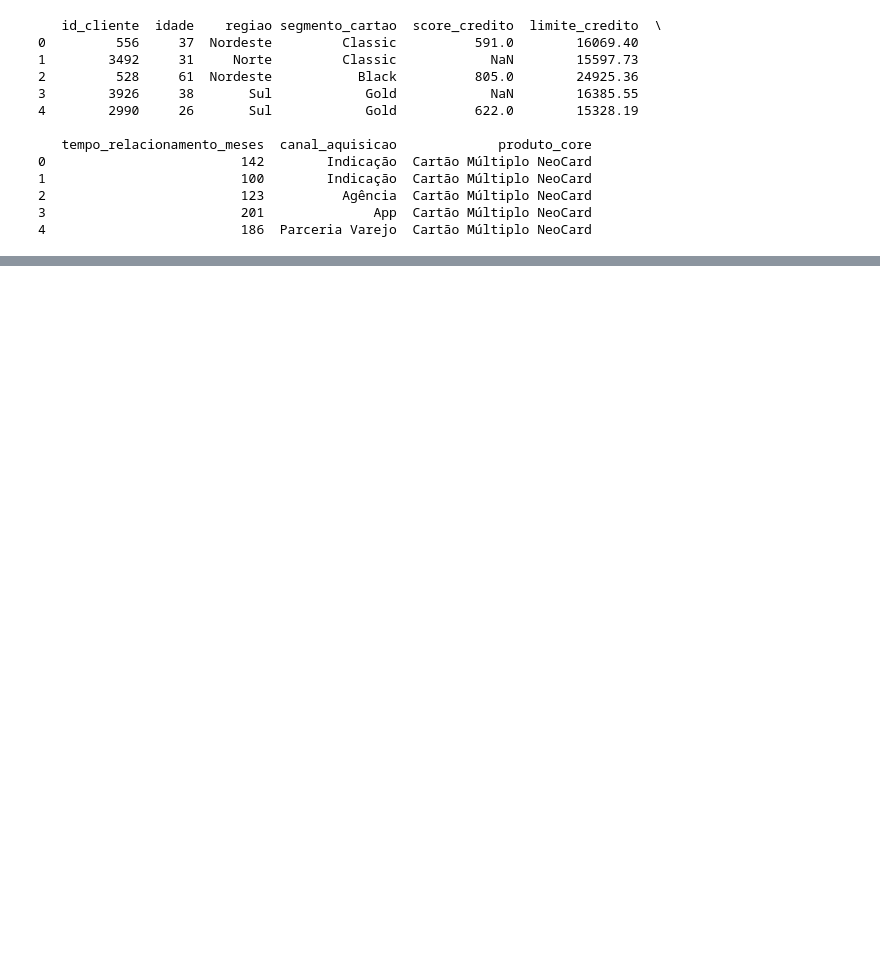
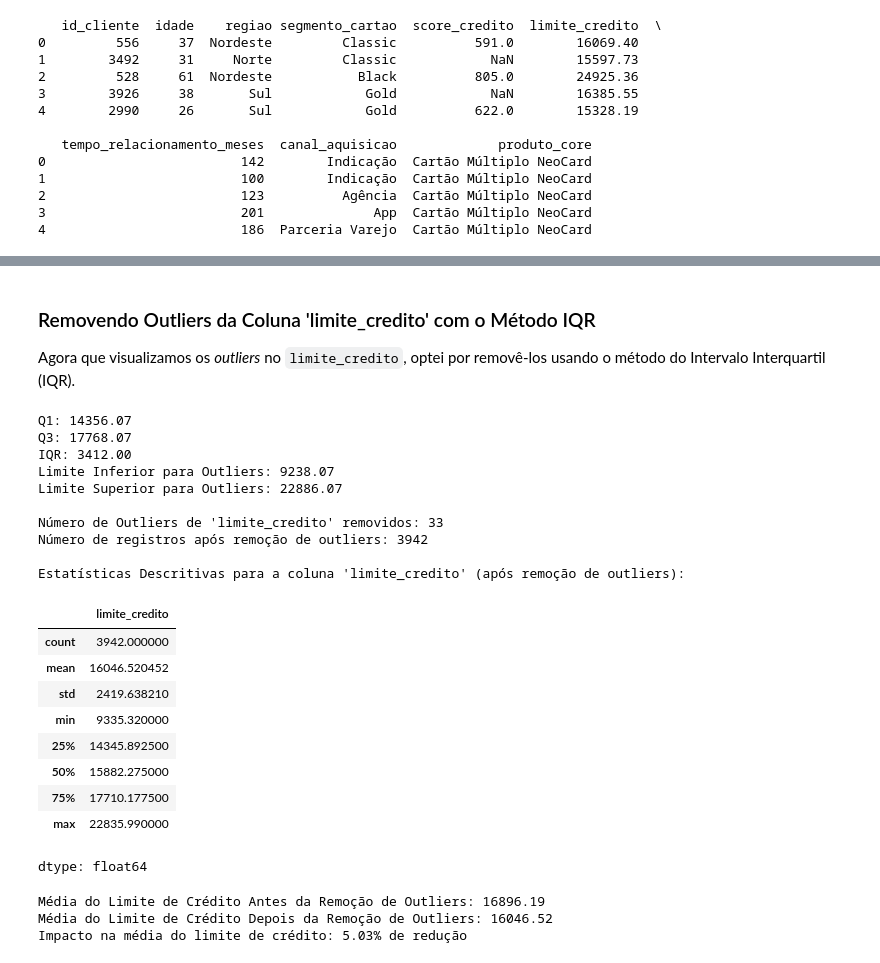
Before and after one commit to roneyreissilva/Projeto_Neocard, a Jupyter notebook: Notebook_Neocard_Roney.ipynb, the cells around one changed output, grey strips where cells are left out. Drawn from its saved outputs; the diff is of its cells as text; code cells hidden in the pictures; blank space fills up the shorter version.

```diff
--- a/Notebook_Neocard_Roney.ipynb
+++ b/Notebook_Neocard_Roney.ipynb
@@ -31,0 +182,66 @@ Tratamento do DATASET (procurando dados faltantes, outliers e analisando como tr
+# %% [markdown]
+### Removendo Outliers da Coluna 'limite_credito' com o Método IQR
+
+Agora que visualizamos os *outliers* no `limite_credito`, optei por removê-los usando o método do Intervalo Interquartil (IQR).
+# %%
+# Calcular Q1 (primeiro quartil) e Q3 (terceiro quartil)
+Q1 = df_clientes['limite_credito'].quantile(0.25)
+Q3 = df_clientes['limite_credito'].quantile(0.75)
+IQR = Q3 - Q1
+
+# Definir limites para outliers
+limite_inferior = Q1 - 1.5 * IQR
+limite_superior = Q3 + 1.5 * IQR
+
+print(f"Q1: {Q1:.2f}")
+print(f"Q3: {Q3:.2f}")
+print(f"IQR: {IQR:.2f}")
+print(f"Limite Inferior para Outliers: {limite_inferior:.2f}")
+print(f"Limite Superior para Outliers: {limite_superior:.2f}")
+
+# Contar o número de outliers
+outliers_limite_credito = df_clientes[(df_clientes['limite_credito'] < limite_inferior) | (df_clientes['limite_credito'] > limite_superior)]
+num_outliers_removidos = len(outliers_limite_credito)
+
+# Filtrar o DataFrame para remover os outliers
+df_clientes_sem_outliers_limite = df_clientes[(df_clientes['limite_credito'] >= limite_inferior) & (df_clientes['limite_credito'] <= limite_superior)].copy()
+
+print(f"\nNúmero de Outliers de 'limite_credito' removidos: {num_outliers_removidos}")
+print(f"Número de registros após remoção de outliers: {len(df_clientes_sem_outliers_limite)}")
+
+# Exibir estatísticas descritivas do limite de crédito após a remoção dos outliers
+print("\nEstatísticas Descritivas para a coluna 'limite_credito' (após remoção de outliers):")
+display(df_clientes_sem_outliers_limite['limite_credito'].describe())
+
+# Comparar a média antes e depois da remoção
+media_antes_outliers = df_clientes['limite_credito'].mean()
+media_depois_outliers = df_clientes_sem_outliers_limite['limite_credito'].mean()
+impacto_percentual_limite = ((media_antes_outliers - media_depois_outliers) / media_antes_outliers) * 100
+
+print(f"Média do Limite de Crédito Antes da Remoção de Outliers: {media_antes_outliers:.2f}")
+print(f"Média do Limite de Crédito Depois da Remoção de Outliers: {media_depois_outliers:.2f}")
+print(f"Impacto na média do limite de crédito: {abs(impacto_percentual_limite):.2f}% de redução")
+# %% [output]
+Q1: 14356.07
+Q3: 17768.07
+IQR: 3412.00
+Limite Inferior para Outliers: 9238.07
+Limite Superior para Outliers: 22886.07
+
+Número de Outliers de 'limite_credito' removidos: 33
+Número de registros após remoção de outliers: 3942
+
+Estatísticas Descritivas para a coluna 'limite_credito' (após remoção de outliers):
+|  | limite_credito |
+| count | 3942.000000 |
+| mean | 16046.520452 |
+| std | 2419.638210 |
+| min | 9335.320000 |
+| 25% | 14345.892500 |
+| 50% | 15882.275000 |
+| 75% | 17710.177500 |
+| max | 22835.990000 |
+dtype: float64
+Média do Limite de Crédito Antes da Remoção de Outliers: 16896.19
+Média do Limite de Crédito Depois da Remoção de Outliers: 16046.52
+Impacto na média do limite de crédito: 5.03% de redução
```
Also changed, not shown: parts of 14 cells of this notebook.
